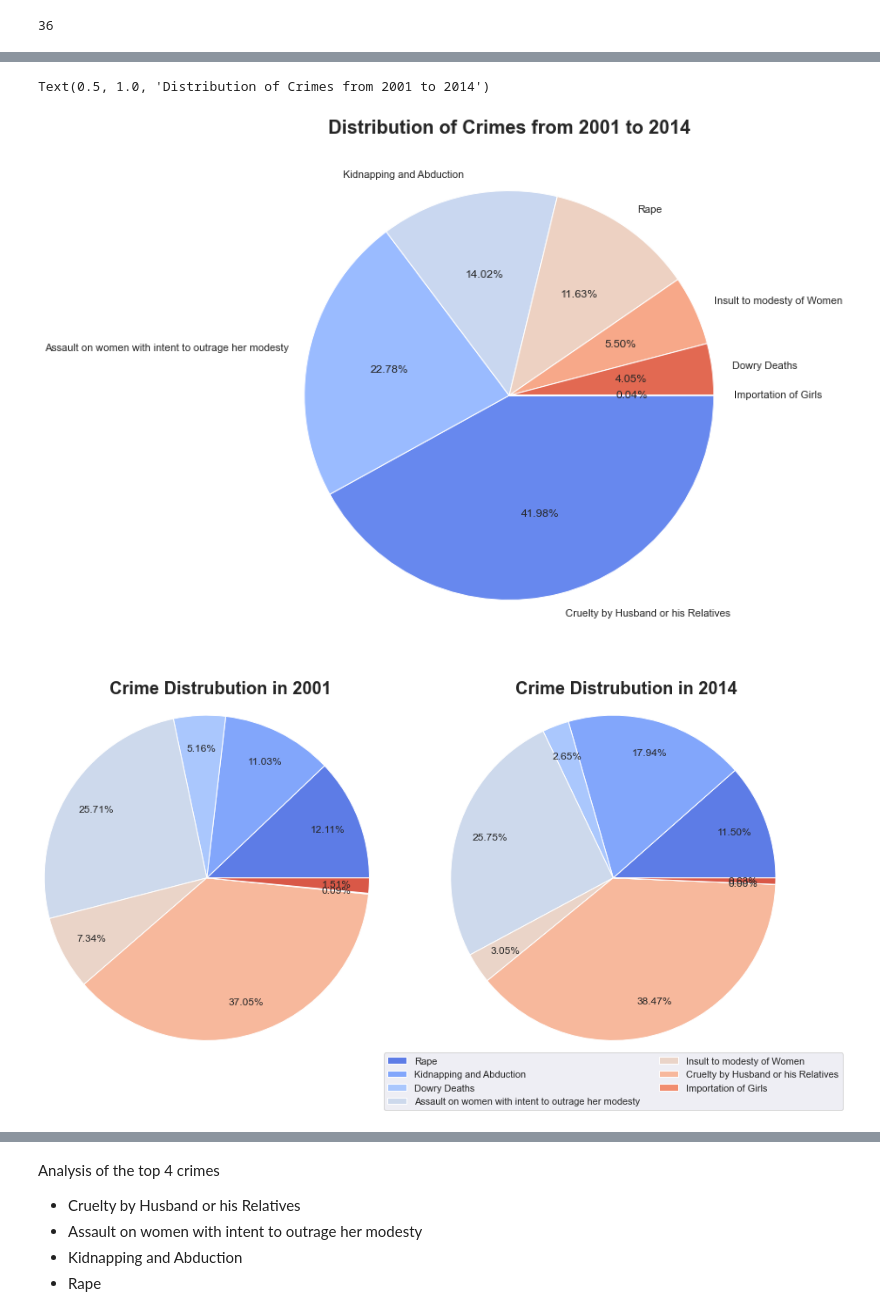
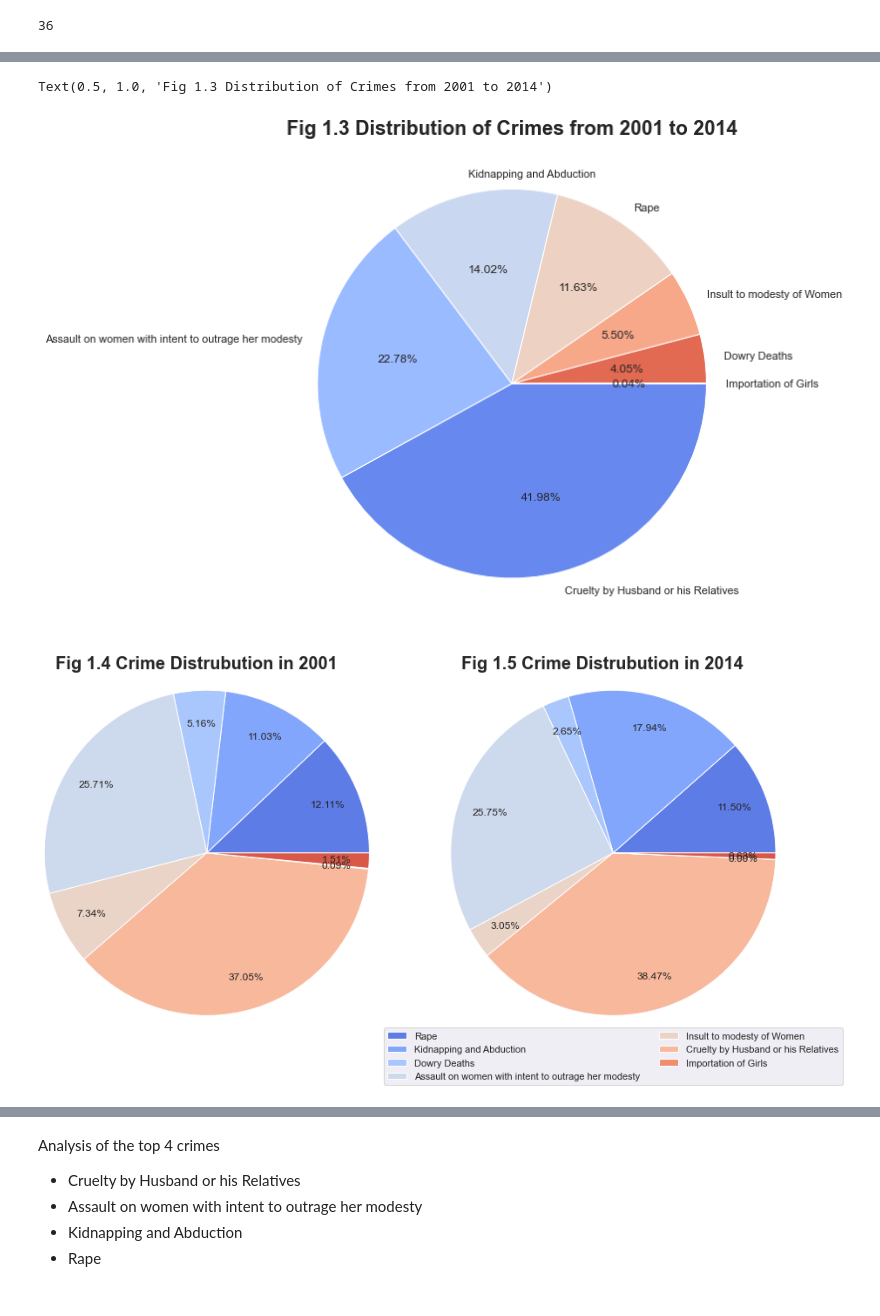
Before and after one commit to kiara-jacob/CrimeDataAnalysis, a Jupyter notebook: Crimes Against Women In India (2001-2014).ipynb, the cells around one changed output, grey strips where cells are left out. Saved outputs shown, nothing was run; the diff lists cells and outputs as text; code cells hidden in the pictures.

```diff
--- a/Crimes Against Women In India (2001-2014).ipynb
+++ b/Crimes Against Women In India (2001-2014).ipynb
@@ -241,2 +181,3 @@ yeartotal_df
 # %%
-df=df[df["DISTRICT"].str.contains("TOTAL")==False]
+year_df=df.groupby('Year')[['Rape','Kidnapping and Abduction','Dowry Deaths','Assault on women with intent to outrage her modesty','Insult to modesty of Women','Cruelty by Husband or his Relatives','Importation of Girls']].sum()
+year_df
@@ -349,13 +253,14 @@ for p in bar.patches:
 # %%
 states_df["total_crime"]= states_df.sum(axis=1)
 #states_df.drop("STATE/UT", axis=1)
-new=states_df.sort_values("total_crime")
-sns.set(rc={'figure.figsize':(17,10)})
+new=states_df.sort_values("total_crime", ascending=False)
+sns.set(rc={'figure.figsize':(12,9)})
 ax=plt.axes()
 new=new.reset_index()
 
-plt.title("Statewise Distribution of Crime from 2001-2014",fontweight='bold',fontsize=20)
 ax.set_xticklabels(ax.get_xticklabels(),rotation = 90)
+sns.barplot(x="STATE/UT", y="total_crime", palette="coolwarm_r", data=new)
+plt.xlabel("States and Union Territories", fontweight='bold')
 plt.ylabel("Total Crimes",fontweight='bold')
-sns.barplot(x="STATE/UT", y="total_crime", palette="coolwarm", data=new)
+plt.title(" Fig 1.2 Statewise Distribution of Crime from 2001-2014",fontweight='bold',fontsize=20)
 # %% [output]
@@ -364,40 +269,39 @@ sns.barplot(x="STATE/UT", y="total_crime", palette="coolwarm", data=new)
 # %%
 crimes=['Rape','Kidnapping and Abduction','Dowry Deaths',
         'Assault on women with intent to outrage her modesty',
         'Insult to modesty of Women','Cruelty by Husband or his Relatives',
         'Importation of Girls']
 
 df_top_crimes=pd.DataFrame(columns=['crimes',"total"])
 
 for i in crimes:
     df_top_crimes=df_top_crimes.append({'crimes':i ,'total':df[i].sum(axis=0)},ignore_index=True)
 
 df_top_crimes=df_top_crimes.sort_values(by='total',ascending=False)
 
-df_top_crimes
 
 list_crimes_number=list(df_top_crimes['total'])
 list_crimes=list(df_top_crimes['crimes'])
-fig=plt.figure(figsize=(12,10))
+fig=plt.figure(figsize=(11,9))
 
 ax=plt.axes()
 colors = sns.color_palette('coolwarm',6)
-plt.pie(list_crimes_number,labels=list_crimes,autopct='%1.2f%%', colors=colors,counterclock=False)
+plt.pie(list_crimes_number,labels=list_crimes,autopct='%1.2f%%', colors=colors,counterclock=False, center=(1,0))
 
-plt.title("Distribution of Crimes from 2001 to 2014",fontweight='bold',fontsize=20)
+plt.title("Fig 1.3 Distribution of Crimes from 2001 to 2014",fontweight='bold',fontsize=20)
 # %% [output]
-Text(0.5, 1.0, 'Distribution of Crimes from 2001 to 2014')
+Text(0.5, 1.0, 'Fig 1.3 Distribution of Crimes from 2001 to 2014')
-[figure, old version]
+[figure, new version]
 # %%
 f,(ax1,ax2)=plt.subplots(1,2)
 f.set_figheight(12)
 f.set_figwidth(12)
 
 colors = sns.color_palette('coolwarm',8)
-ax1.pie(year_df.iloc[0],autopct='%1.2f%%', colors=colors,radius=1.5, pctdistance=0.80, center=(1,0),counterclock=True)
-ax1.text(0.1,1.7,"Crime Distrubution in 2001",fontweight='bold',fontsize=20)
-ax2.pie(year_df.iloc[13],autopct='%1.2f%%', colors=colors,radius=1.5, pctdistance=0.80, center=(1,0),counterclock=True)
-plt.text(0.1,1.7,"Crime Distrubution in 2014",fontweight='bold',fontsize=20)
+ax1.pie(year_df.iloc[0],autopct='%1.2f%%', colors=colors,radius=1.5, pctdistance=0.80, center=(1.5,0),counterclock=True)
+ax1.text(0.1,1.7,"Fig 1.4 Crime Distrubution in 2001",fontweight='bold',fontsize=20)
+ax2.pie(year_df.iloc[13],autopct='%1.2f%%', colors=colors,radius=1.5, pctdistance=0.80, center=(1.5,0),counterclock=True)
+plt.text(0.1,1.7,"Fig 1.5 Crime Distrubution in 2014",fontweight='bold',fontsize=20)
 plt.legend(loc="center", bbox_to_anchor=(0.5, -0.25), ncol= 2, labels=crimes)
 f.tight_layout()
 plt.subplots_adjust(left=0.1,
@@ -407,7 +311,7 @@ plt.subplots_adjust(left=0.1,
                     wspace=0.5,
                     hspace=0.5)
 # %% [output]
-[figure, old version]
+[figure, new version]
 # %%
 sns.set(rc={'figure.figsize':(17,10)})
 colors = sns.color_palette('hls')
```
Also changed, not shown: parts of 66 cells of this notebook.
